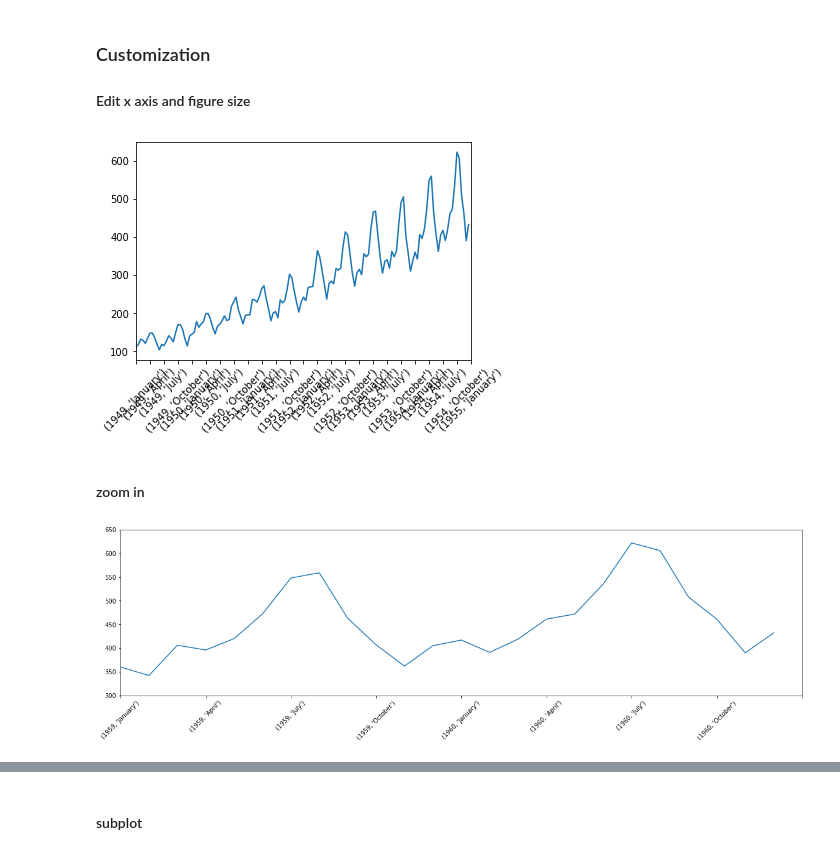
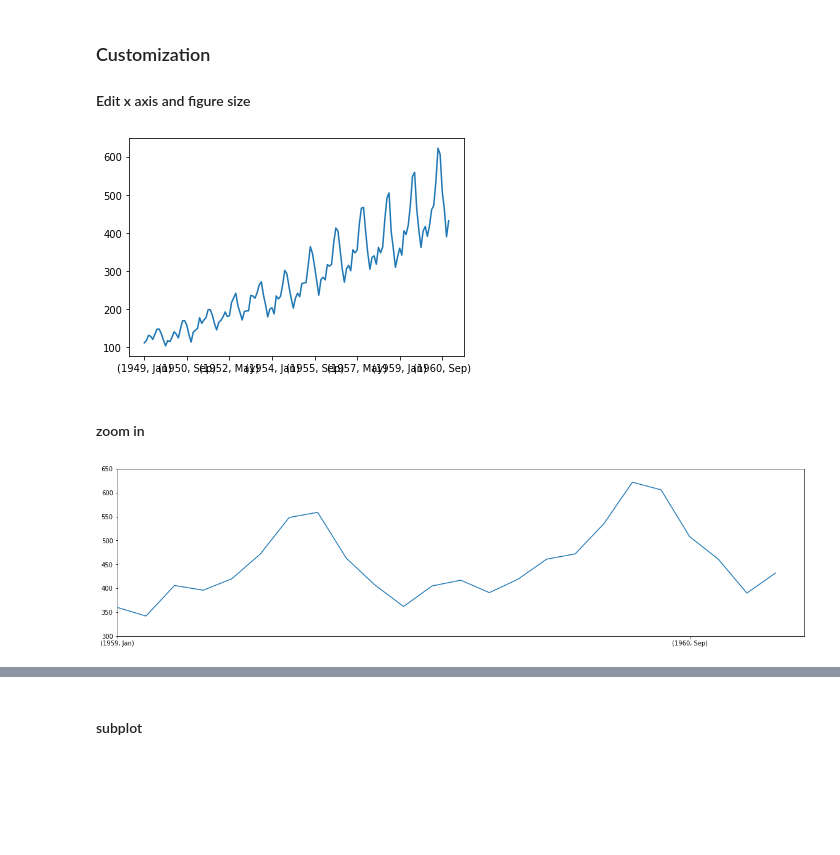
Before and after one commit to byrontang/data-analysis-with-python, a Jupyter notebook: 2_pandas-dataframe.ipynb, the cells around one changed output, grey strips where cells are left out. Cells and saved outputs as stored; diff of their text form; code cells hidden in the pictures; blank space fills up the shorter version.

```diff
--- a/2_pandas-dataframe.ipynb
+++ b/2_pandas-dataframe.ipynb
@@ -1048,27 +1119,27 @@ array([  0,   3,   6,   9,  12,  15,  18,  21,  24,  27,  30,  33,  36,
 # %%
 df_flights.index = df_flights[['year', 'month']]
 df_flights.passengers.plot()
-plt.xticks(np.arange(len(df_flights) + 1, step = 6),
-           df_flights.index[::3],
-           rotation=45)
+# plt.xticks(np.arange(len(df_flights) + 1, step = 6),
+#            df_flights.index[::3],
+#            rotation=45)
 #plt.xticks(rotation=90)
 plt.rcParams['figure.figsize'] = [20, 5]
 plt.show()
 # %% [output]
-[figure, old version]
+[figure, new version]
 # %% [markdown]
 #### zoom in
 # %%
 plt.clf()
 df_flights.index = df_flights[['year', 'month']]
 df_flights.passengers.plot()
-plt.xticks(np.arange(len(df_flights)+1, step = 3),
-           df_flights.index[::3],
-           rotation=45)
+# plt.xticks(np.arange(len(df_flights)+1, step = 3),
+#            df_flights.index[::3],
+#            rotation=45)
 plt.axis([120, 144, 300, 650])
 plt.show()
 # %% [output]
-[figure, old version]
+[figure, new version]
 # %%
 df_flights.head()
 # %% [output]
```
Also changed, not shown: parts of 70 cells of this notebook.
